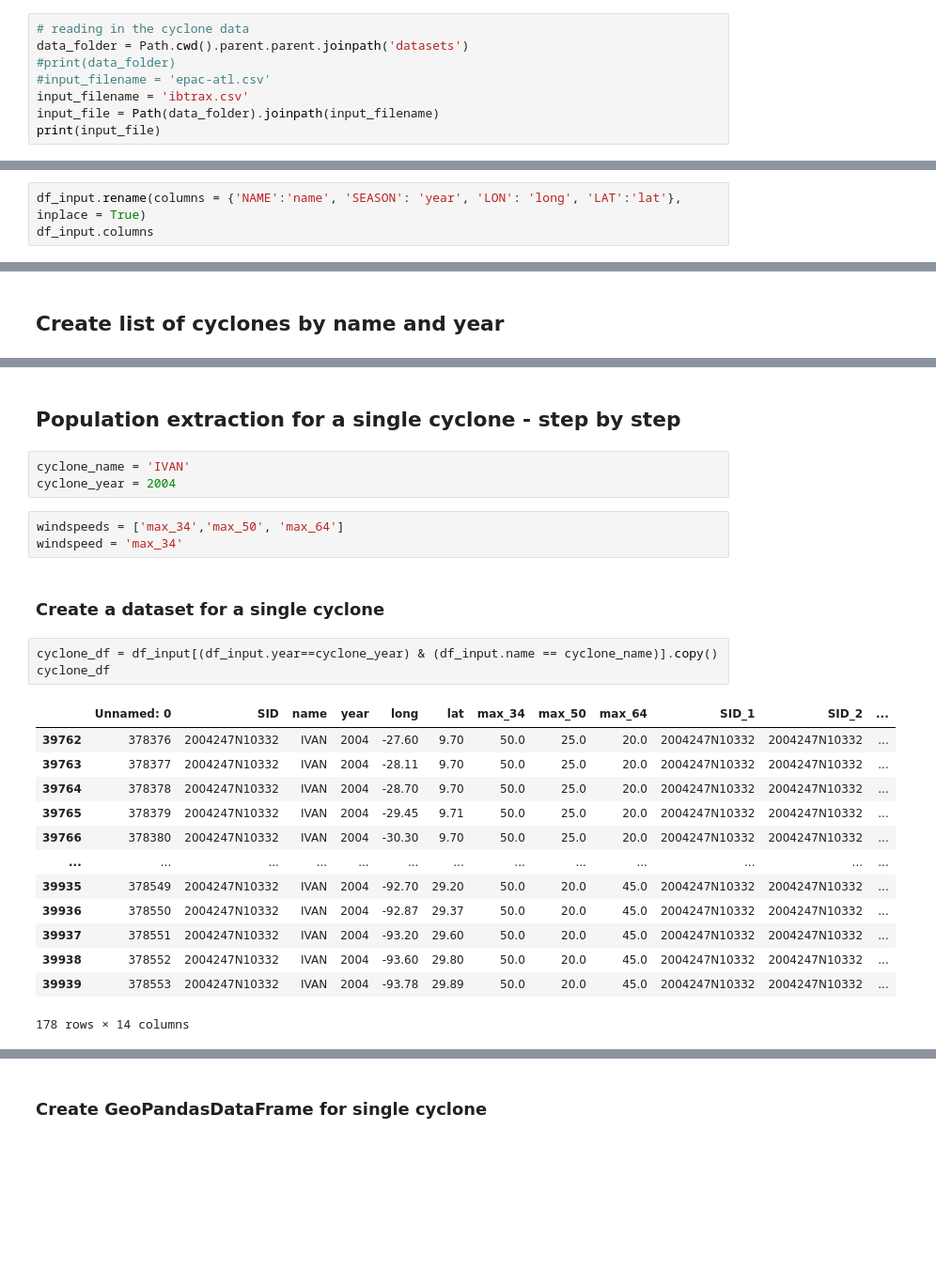
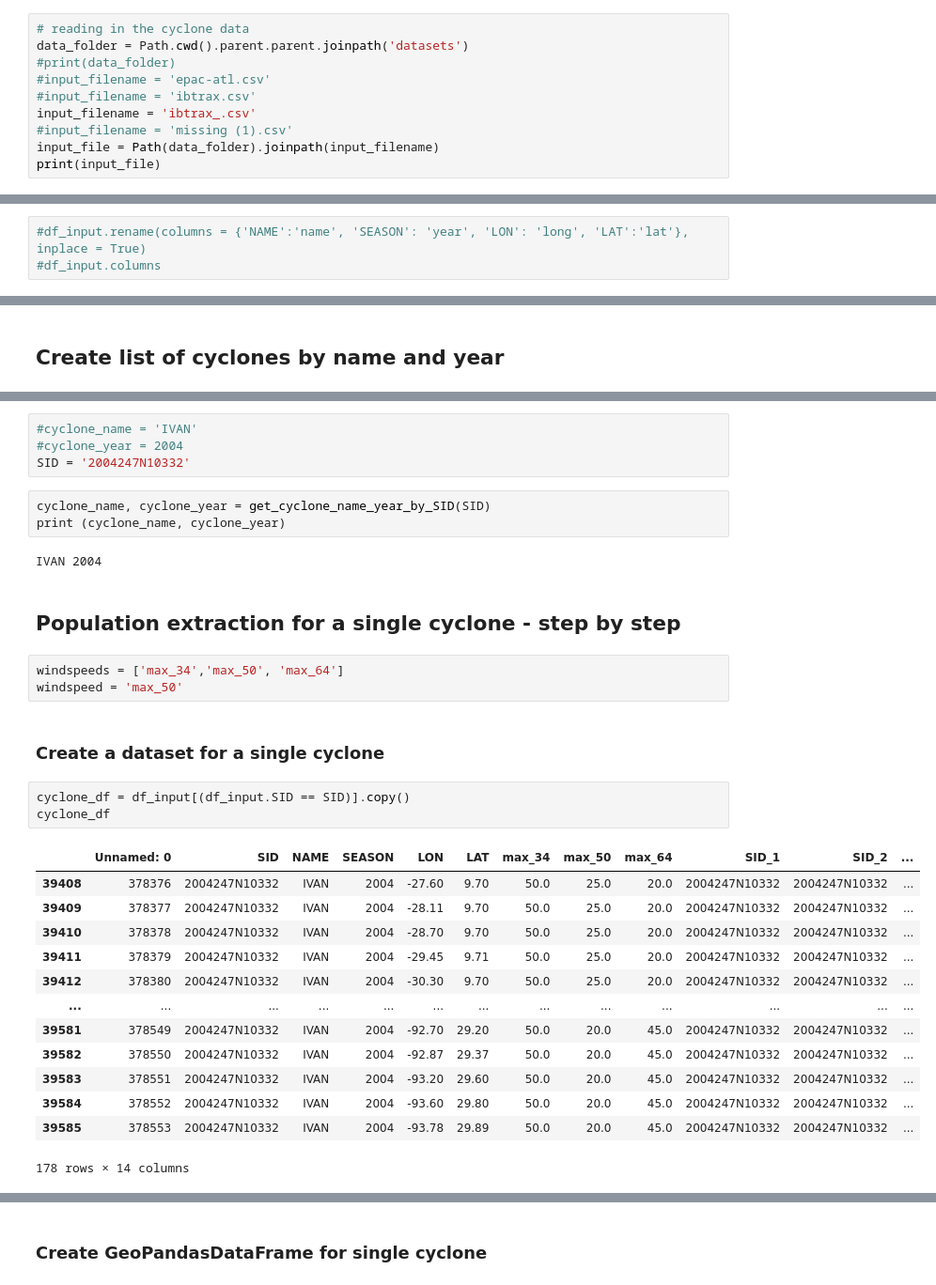
Before and after one commit to OmdenaAI/wfpdisrel, a Jupyter notebook: #task1-datacollection/#task1-datacollection-climada/notebooks/Create population dataframe.ipynb, the cells around one changed output, grey strips where cells are left out. Shown at 94% size. Cells and saved outputs as stored; diff of their text form; blank space fills up the shorter version.

```diff
--- a/#task1-datacollection/#task1-datacollection-climada/notebooks/Create population dataframe.ipynb
+++ b/#task1-datacollection/#task1-datacollection-climada/notebooks/Create population dataframe.ipynb
@@ -55,7 +36,9 @@ from shape_generator import select_raster_file
 data_folder = Path.cwd().parent.parent.joinpath('datasets')
 #print(data_folder)
 #input_filename = 'epac-atl.csv'
-input_filename = 'ibtrax.csv'
+#input_filename = 'ibtrax.csv'
+input_filename = 'ibtrax_.csv'
+#input_filename = 'missing (1).csv'
 input_file = Path(data_folder).joinpath(input_filename)
 print(input_file)
 # %% [output]
@@ -97,3 +81,3 @@ Index(['Unnamed: 0', 'SID', 'NAME', 'SEASON', 'LON', 'LAT', 'max_34', 'max_50',
 # %%
-df_input.rename(columns = {'NAME':'name', 'SEASON': 'year', 'LON': 'long', 'LAT':'lat'}, inplace = True)
-df_input.columns
+#df_input.rename(columns = {'NAME':'name', 'SEASON': 'year', 'LON': 'long', 'LAT':'lat'}, inplace = True)
+#df_input.columns
@@ -126,29 +117,35 @@ print(cyclones)
+# %%
+#cyclone_name = 'IVAN'
+#cyclone_year = 2004
+SID = '2004247N10332'
+# %%
+cyclone_name, cyclone_year = get_cyclone_name_year_by_SID(SID)
+print (cyclone_name, cyclone_year)
+# %% [output]
+IVAN 2004
 # %% [markdown]
 ## Population extraction for a single cyclone - step by step
-# %%
-cyclone_name = 'IVAN'
-cyclone_year = 2004
 # %%
 windspeeds = ['max_34','max_50', 'max_64']
-windspeed = 'max_34'
+windspeed = 'max_50'
 # %% [markdown]
 ### Create a dataset for a single cyclone
 # %%
-cyclone_df = df_input[(df_input.year==cyclone_year) & (df_input.name == cyclone_name)].copy()
+cyclone_df = df_input[(df_input.SID == SID)].copy()
 cyclone_df
 # %% [output]
-|  | Unnamed: 0 | SID | name | year | long | lat | max_34 | max_50 | max_64 | SID_1 | SID_2 | ... |
-| 39762 | 378376 | 2004247N10332 | IVAN | 2004 | -27.60 | 9.70 | 50.0 | 25.0 | 20.0 | 2004247N10332 | 2004247N10332 | ... |
-| 39763 | 378377 | 2004247N10332 | IVAN | 2004 | -28.11 | 9.70 | 50.0 | 25.0 | 20.0 | 2004247N10332 | 2004247N10332 | ... |
-| 39764 | 378378 | 2004247N10332 | IVAN | 2004 | -28.70 | 9.70 | 50.0 | 25.0 | 20.0 | 2004247N10332 | 2004247N10332 | ... |
-| 39765 | 378379 | 2004247N10332 | IVAN | 2004 | -29.45 | 9.71 | 50.0 | 25.0 | 20.0 | 2004247N10332 | 2004247N10332 | ... |
-| 39766 | 378380 | 2004247N10332 | IVAN | 2004 | -30.30 | 9.70 | 50.0 | 25.0 | 20.0 | 2004247N10332 | 2004247N10332 | ... |
+|  | Unnamed: 0 | SID | NAME | SEASON | LON | LAT | max_34 | max_50 | max_64 | SID_1 | SID_2 | ... |
+| 39408 | 378376 | 2004247N10332 | IVAN | 2004 | -27.60 | 9.70 | 50.0 | 25.0 | 20.0 | 2004247N10332 | 2004247N10332 | ... |
+| 39409 | 378377 | 2004247N10332 | IVAN | 2004 | -28.11 | 9.70 | 50.0 | 25.0 | 20.0 | 2004247N10332 | 2004247N10332 | ... |
+| 39410 | 378378 | 2004247N10332 | IVAN | 2004 | -28.70 | 9.70 | 50.0 | 25.0 | 20.0 | 2004247N10332 | 2004247N10332 | ... |
+| 39411 | 378379 | 2004247N10332 | IVAN | 2004 | -29.45 | 9.71 | 50.0 | 25.0 | 20.0 | 2004247N10332 | 2004247N10332 | ... |
+| 39412 | 378380 | 2004247N10332 | IVAN | 2004 | -30.30 | 9.70 | 50.0 | 25.0 | 20.0 | 2004247N10332 | 2004247N10332 | ... |
 | ... | ... | ... | ... | ... | ... | ... | ... | ... | ... | ... | ... | ... |
-| 39935 | 378549 | 2004247N10332 | IVAN | 2004 | -92.70 | 29.20 | 50.0 | 20.0 | 45.0 | 2004247N10332 | 2004247N10332 | ... |
-| 39936 | 378550 | 2004247N10332 | IVAN | 2004 | -92.87 | 29.37 | 50.0 | 20.0 | 45.0 | 2004247N10332 | 2004247N10332 | ... |
-| 39937 | 378551 | 2004247N10332 | IVAN | 2004 | -93.20 | 29.60 | 50.0 | 20.0 | 45.0 | 2004247N10332 | 2004247N10332 | ... |
-| 39938 | 378552 | 2004247N10332 | IVAN | 2004 | -93.60 | 29.80 | 50.0 | 20.0 | 45.0 | 2004247N10332 | 2004247N10332 | ... |
-| 39939 | 378553 | 2004247N10332 | IVAN | 2004 | -93.78 | 29.89 | 50.0 | 20.0 | 45.0 | 2004247N10332 | 2004247N10332 | ... |
+| 39581 | 378549 | 2004247N10332 | IVAN | 2004 | -92.70 | 29.20 | 50.0 | 20.0 | 45.0 | 2004247N10332 | 2004247N10332 | ... |
+| 39582 | 378550 | 2004247N10332 | IVAN | 2004 | -92.87 | 29.37 | 50.0 | 20.0 | 45.0 | 2004247N10332 | 2004247N10332 | ... |
+| 39583 | 378551 | 2004247N10332 | IVAN | 2004 | -93.20 | 29.60 | 50.0 | 20.0 | 45.0 | 2004247N10332 | 2004247N10332 | ... |
+| 39584 | 378552 | 2004247N10332 | IVAN | 2004 | -93.60 | 29.80 | 50.0 | 20.0 | 45.0 | 2004247N10332 | 2004247N10332 | ... |
+| 39585 | 378553 | 2004247N10332 | IVAN | 2004 | -93.78 | 29.89 | 50.0 | 20.0 | 45.0 | 2004247N10332 | 2004247N10332 | ... |
 178 rows × 14 columns
 # %%
 def create_shifted_dataset(df):
```
Also changed, not shown: parts of 56 cells of this notebook.
